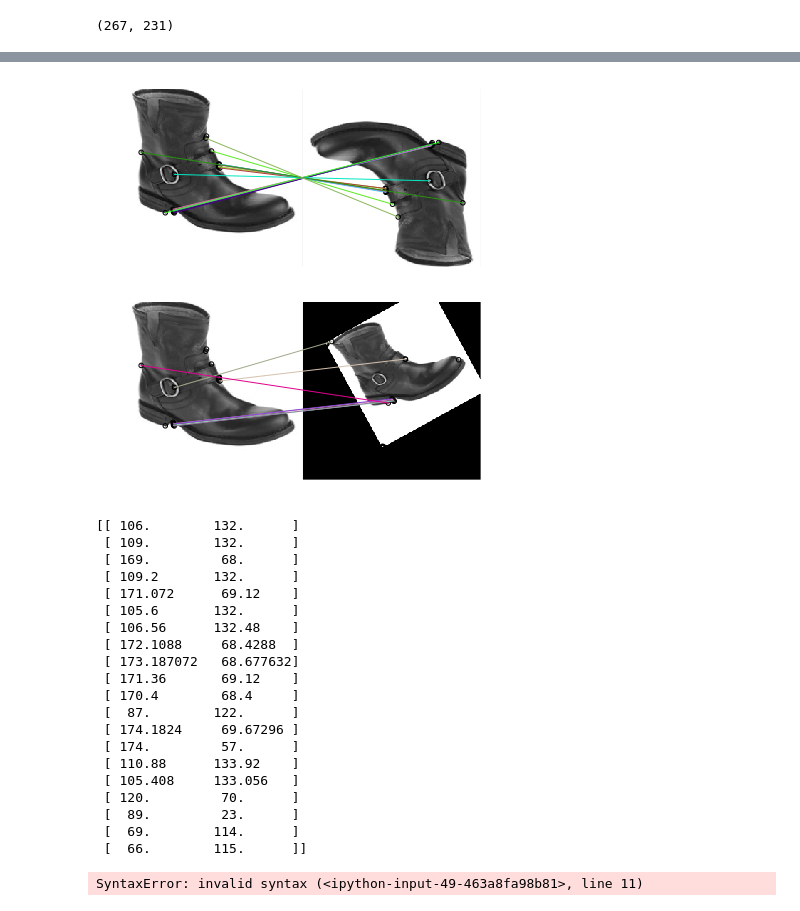
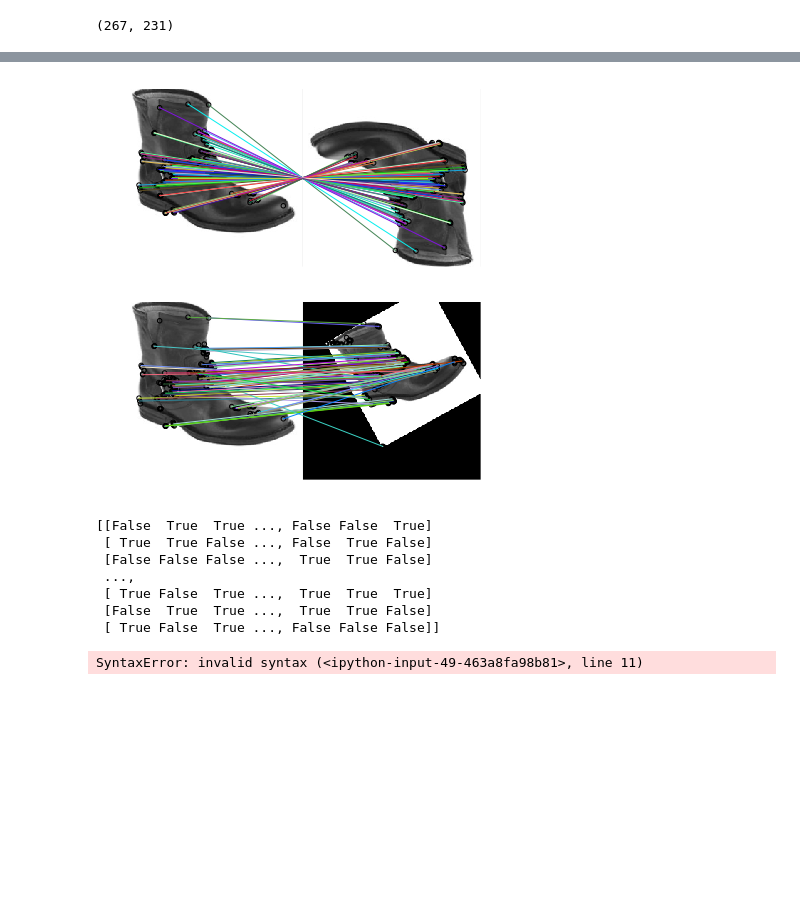
Before and after one commit to adolfoeliazat/Tinderella, a Jupyter notebook: filter_transformation.ipynb, the cells around one changed output, grey strips where cells are left out. Saved outputs shown, nothing was run; the diff lists cells and outputs as text; code cells hidden in the pictures; blank space fills up the shorter version.

```diff
--- a/filter_transformation.ipynb
+++ b/filter_transformation.ipynb
@@ -137,57 +150,42 @@ tform = tf.AffineTransform(scale=(1.5, 1.5), rotation=0.5,
 img3 = tf.warp(img1, tform)
 
 descriptor_extractor = ORB(n_keypoints=200)
-
-descriptor_extractor = ORB(n_keypoints=20)
 
 descriptor_extractor.detect_and_extract(img1)
 keypoints1 = descriptor_extractor.keypoints
 descriptors1 = descriptor_extractor.descriptors
 
 descriptor_extractor.detect_and_extract(img2)
 keypoints2 = descriptor_extractor.keypoints
 descriptors2 = descriptor_extractor.descriptors
 
 descriptor_extractor.detect_and_extract(img3)
 keypoints3 = descriptor_extractor.keypoints
 descriptors3 = descriptor_extractor.descriptors
 
 matches12 = match_descriptors(descriptors1, descriptors2, cross_check=True)
 matches13 = match_descriptors(descriptors1, descriptors3, cross_check=True)
 
 fig, ax = fig, ax = plt.subplots(nrows=2, ncols=1, figsize = (12,7))
 
 plot_matches(ax[0], img1, img2, keypoints1, keypoints2, matches12)
 ax[0].axis('off')
 
 plot_matches(ax[1], img1, img3, keypoints1, keypoints3, matches13)
 ax[1].axis('off')
 
 plt.show()
 
-print keypoints1
+print descriptors1
 # %% [output]
-[figure, old version]
+[figure, new version]
-[[ 106.        132.      ]
- [ 109.        132.      ]
- [ 169.         68.      ]
- [ 109.2       132.      ]
- [ 171.072      69.12    ]
- [ 105.6       132.      ]
- [ 106.56      132.48    ]
- [ 172.1088     68.4288  ]
- [ 173.187072   68.677632]
- [ 171.36       69.12    ]
- [ 170.4        68.4     ]
- [  87.        122.      ]
- [ 174.1824     69.67296 ]
- [ 174.         57.      ]
- [ 110.88      133.92    ]
- [ 105.408     133.056   ]
- [ 120.         70.      ]
- [  89.         23.      ]
- [  69.        114.      ]
- [  66.        115.      ]]
+[[False  True  True ..., False False  True]
+ [ True  True False ..., False  True False]
+ [False False False ...,  True  True False]
+ ...,
+ [ True False  True ...,  True  True  True]
+ [False  True  True ...,  True  True False]
+ [ True False  True ..., False False False]]
 # %%
 # BRIEF binary descriptor
 from skimage.feature import (match_descriptors, corner_peaks, corner_harris,
```
Also changed, not shown: parts of 2 cells of this notebook, 1 other file.
